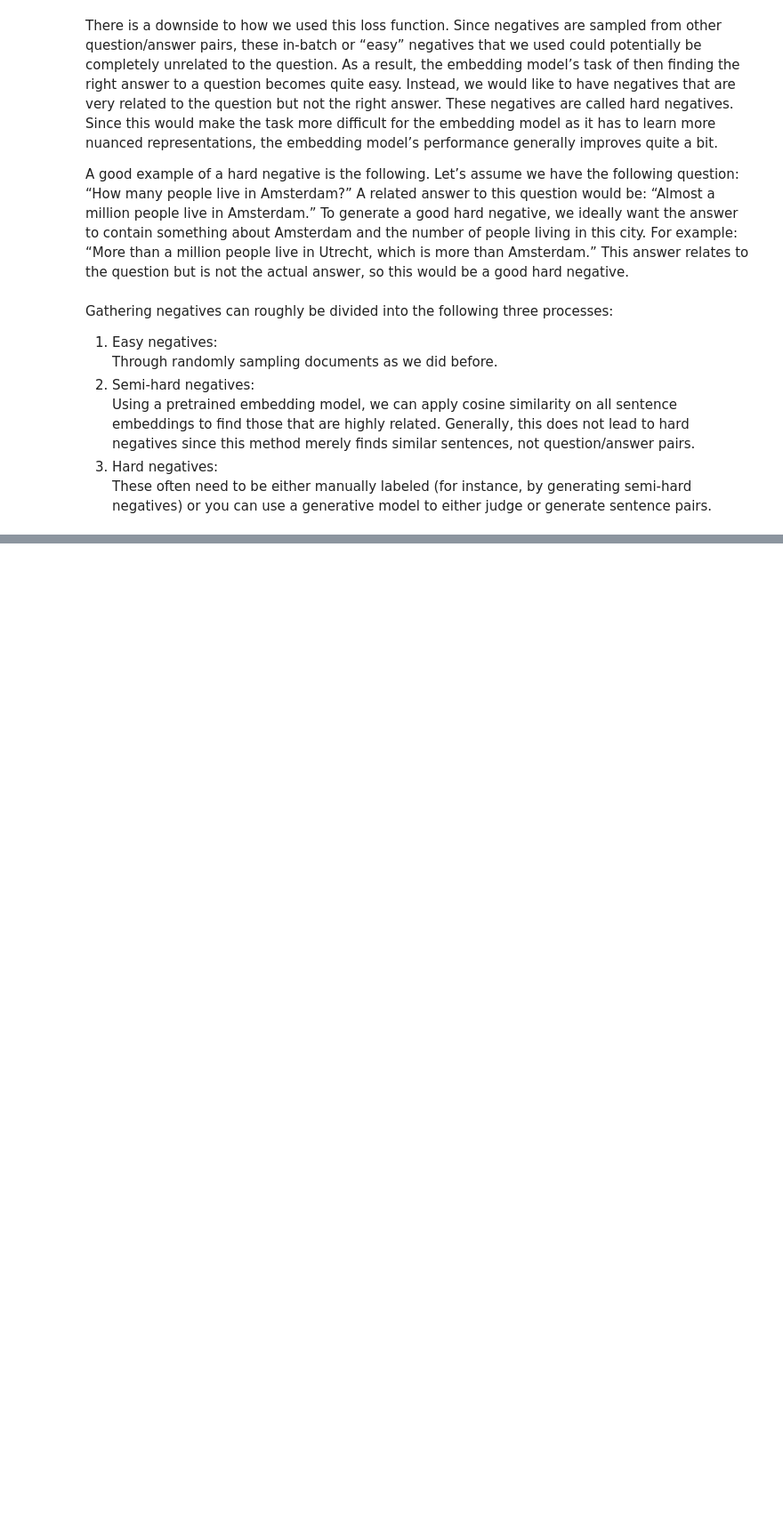
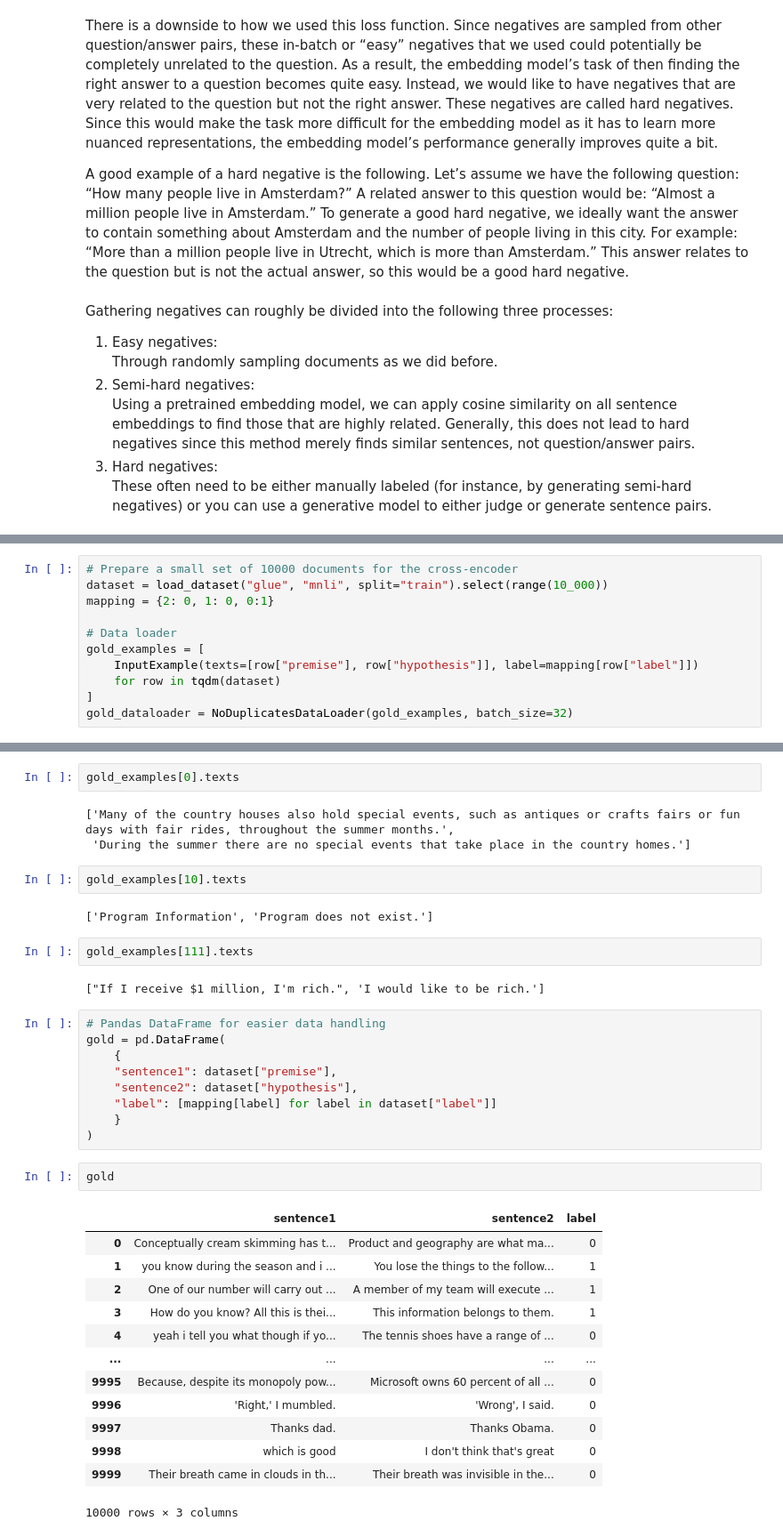
Before and after one commit to MahaleVivek/HandsOn-LLMs, a Jupyter notebook: modules/Ch10_creating_text_embedding_models.ipynb, the cells around one changed output, grey strips where cells are left out. Shown at 89% size. Saved outputs shown, nothing was run; the diff lists cells and outputs as text; blank space fills up the shorter version.

```diff
--- a/modules/Ch10_creating_text_embedding_models.ipynb
+++ b/modules/Ch10_creating_text_embedding_models.ipynb
@@ -388,0 +507,11 @@ Gathering negatives can roughly be divided into the following three processes:
+# %%
+# Prepare a small set of 10000 documents for the cross-encoder
+dataset = load_dataset("glue", "mnli", split="train").select(range(10_000))
+mapping = {2: 0, 1: 0, 0:1}
+
+# Data loader
+gold_examples = [
+    InputExample(texts=[row["premise"], row["hypothesis"]], label=mapping[row["label"]])
+    for row in tqdm(dataset)
+]
+gold_dataloader = NoDuplicatesDataLoader(gold_examples, batch_size=32)
@@ -388,0 +529,38 @@ Gathering negatives can roughly be divided into the following three processes:
+# %%
+gold_examples[0].texts
+# %% [output]
+['Many of the country houses also hold special events, such as antiques or crafts fairs or fun days with fair rides, throughout the summer months.',
+ 'During the summer there are no special events that take place in the country homes.']
+# %%
+gold_examples[10].texts
+# %% [output]
+['Program Information', 'Program does not exist.']
+# %%
+gold_examples[111].texts
+# %% [output]
+["If I receive $1 million, I'm rich.", 'I would like to be rich.']
+# %%
+# Pandas DataFrame for easier data handling
+gold = pd.DataFrame(
+    {
+    "sentence1": dataset["premise"],
+    "sentence2": dataset["hypothesis"],
+    "label": [mapping[label] for label in dataset["label"]]
+    }
+)
+# %%
+gold
+# %% [output]
+|  | sentence1 | sentence2 | label |
+| 0 | Conceptually cream skimming has t... | Product and geography are what ma... | 0 |
+| 1 | you know during the season and i ... | You lose the things to the follow... | 1 |
+| 2 | One of our number will carry out ... | A member of my team will execute ... | 1 |
+| 3 | How do you know? All this is thei... | This information belongs to them. | 1 |
+| 4 | yeah i tell you what though if yo... | The tennis shoes have a range of ... | 0 |
+| ... | ... | ... | ... |
+| 9995 | Because, despite its monopoly pow... | Microsoft owns 60 percent of all ... | 0 |
+| 9996 | 'Right,' I mumbled. | 'Wrong', I said. | 0 |
+| 9997 | Thanks dad. | Thanks Obama. | 0 |
+| 9998 | which is good | I don't think that's great | 0 |
+| 9999 | Their breath came in clouds in th... | Their breath was invisible in the... | 0 |
+10000 rows × 3 columns
```
Also changed, not shown: parts of 41 cells of this notebook.
